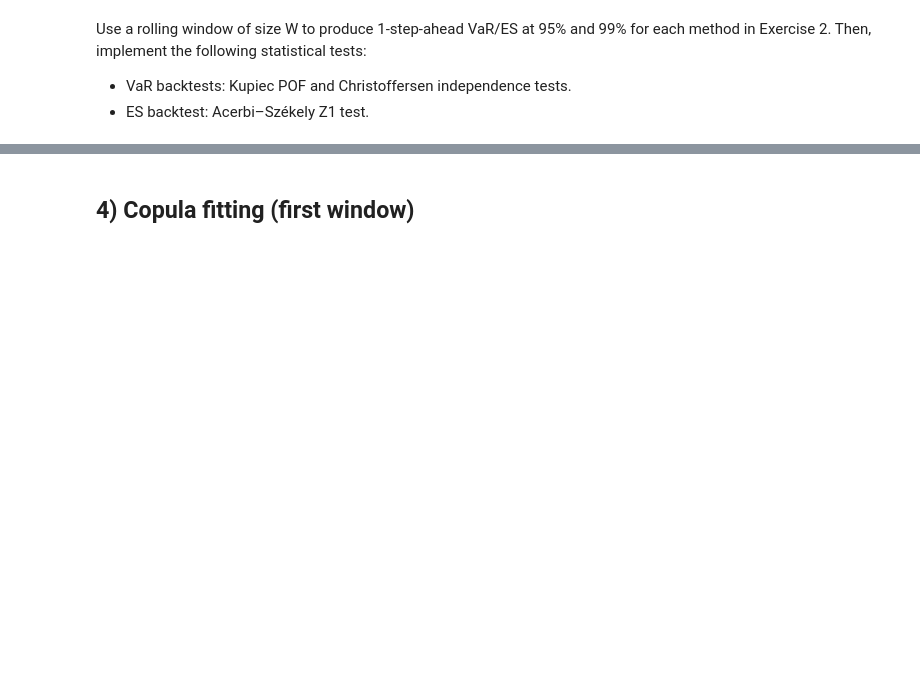
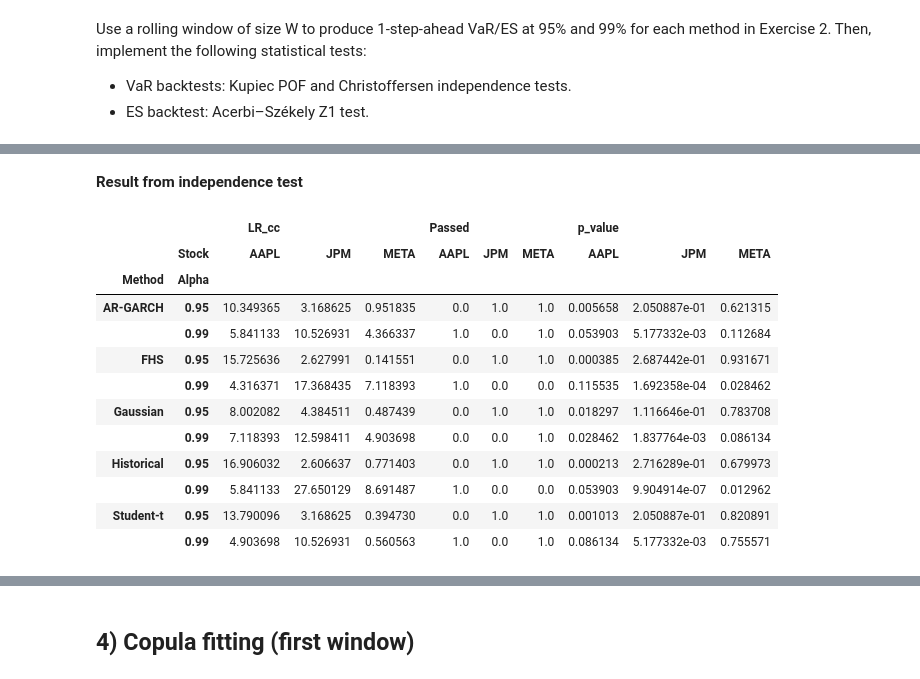
Before and after one commit to Tellefskofteland/QRM_project1, a Jupyter notebook: Project1_template_v2.ipynb, the cells around one changed output, grey strips where cells are left out. Saved outputs shown, nothing was run; the diff lists cells and outputs as text; code cells hidden in the pictures; blank space fills up the shorter version.

```diff
--- a/Project1_template_v2.ipynb
+++ b/Project1_template_v2.ipynb
@@ -660,0 +911,18 @@ Use a rolling window of size W to produce 1-step-ahead VaR/ES at 95% and 99% for
+# %% [markdown]
+**Result from independence test**
+# %%
+final_table_ind
+# %% [output]
+|  |  | LR_cc |  |  | Passed |  |  | p_value |  |  |
+|  | Stock | AAPL | JPM | META | AAPL | JPM | META | AAPL | JPM | META |
+| Method | Alpha |  |  |  |  |  |  |  |  |  |
+| AR-GARCH | 0.95 | 10.349365 | 3.168625 | 0.951835 | 0.0 | 1.0 | 1.0 | 0.005658 | 2.050887e-01 | 0.621315 |
+|  | 0.99 | 5.841133 | 10.526931 | 4.366337 | 1.0 | 0.0 | 1.0 | 0.053903 | 5.177332e-03 | 0.112684 |
+| FHS | 0.95 | 15.725636 | 2.627991 | 0.141551 | 0.0 | 1.0 | 1.0 | 0.000385 | 2.687442e-01 | 0.931671 |
+|  | 0.99 | 4.316371 | 17.368435 | 7.118393 | 1.0 | 0.0 | 0.0 | 0.115535 | 1.692358e-04 | 0.028462 |
+| Gaussian | 0.95 | 8.002082 | 4.384511 | 0.487439 | 0.0 | 1.0 | 1.0 | 0.018297 | 1.116646e-01 | 0.783708 |
+|  | 0.99 | 7.118393 | 12.598411 | 4.903698 | 0.0 | 0.0 | 1.0 | 0.028462 | 1.837764e-03 | 0.086134 |
+| Historical | 0.95 | 16.906032 | 2.606637 | 0.771403 | 0.0 | 1.0 | 1.0 | 0.000213 | 2.716289e-01 | 0.679973 |
+|  | 0.99 | 5.841133 | 27.650129 | 8.691487 | 1.0 | 0.0 | 0.0 | 0.053903 | 9.904914e-07 | 0.012962 |
+| Student-t | 0.95 | 13.790096 | 3.168625 | 0.394730 | 0.0 | 1.0 | 1.0 | 0.001013 | 2.050887e-01 | 0.820891 |
+|  | 0.99 | 4.903698 | 10.526931 | 0.560563 | 1.0 | 0.0 | 1.0 | 0.086134 | 5.177332e-03 | 0.755571 |
```
Also changed, not shown: parts of 29 cells of this notebook.
